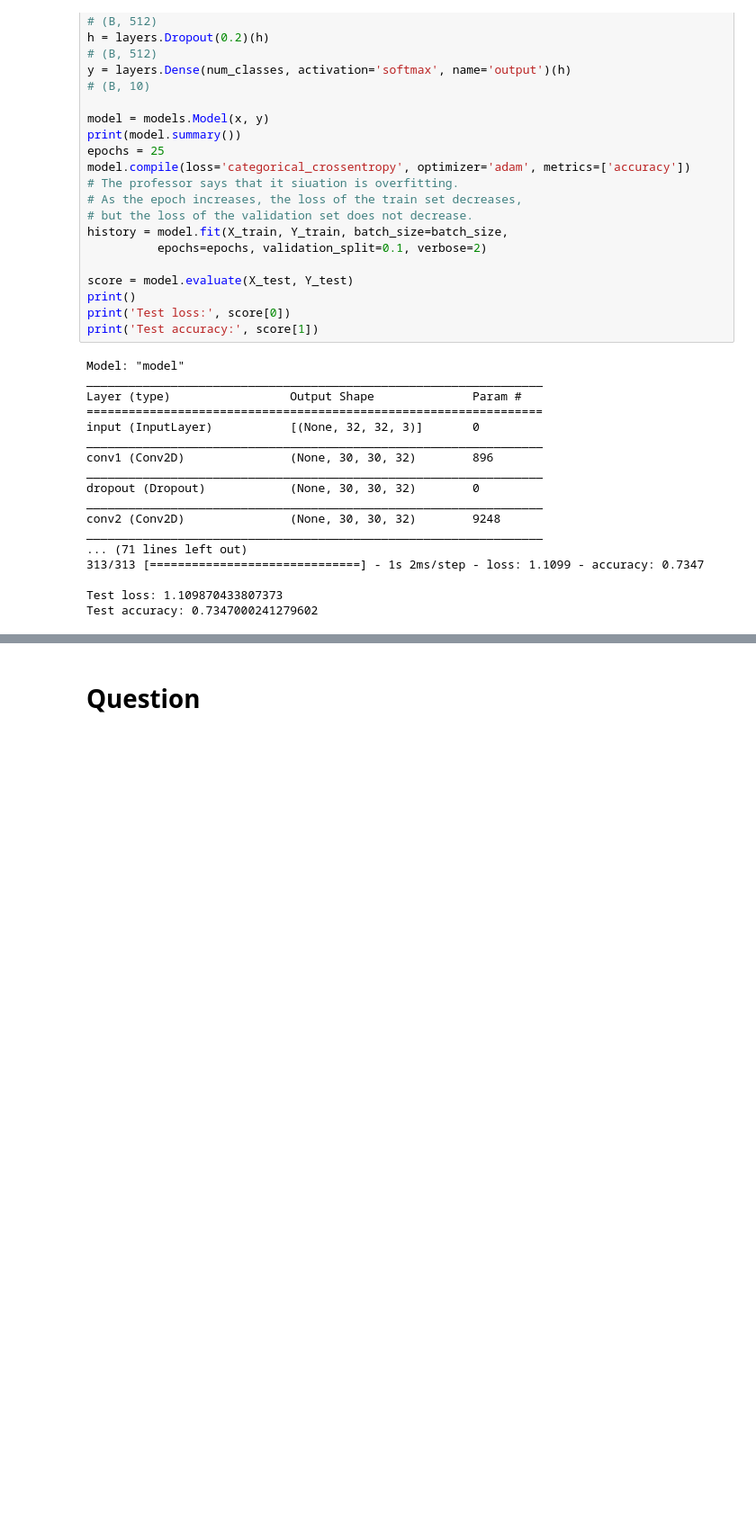
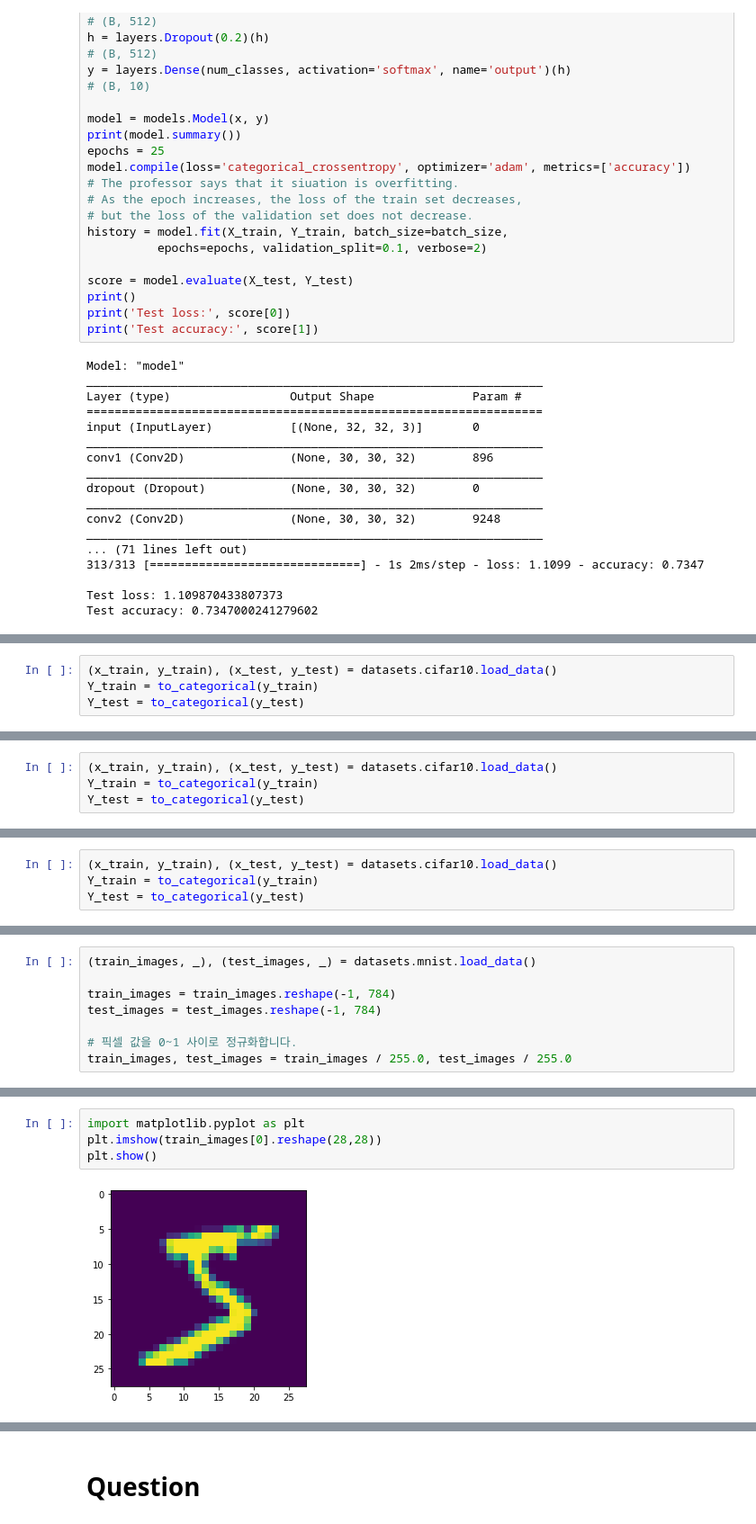
Before and after one commit to YoonSungLee/Reliability-Engineering, a Jupyter notebook: DataMining/Chapter06_Convolutional_Neural_Networkipynb.ipynb, the cells around one changed output, grey strips where cells are left out. Shown at 90% size. Drawn from its saved outputs; the diff is of its cells as text; blank space fills up the shorter version.

```diff
--- a/DataMining/Chapter06_Convolutional_Neural_Networkipynb.ipynb
+++ b/DataMining/Chapter06_Convolutional_Neural_Networkipynb.ipynb
@@ -713,0 +743,4 @@ Test accuracy: 0.7347000241279602
+# %%
+(x_train, y_train), (x_test, y_test) = datasets.cifar10.load_data()
+Y_train = to_categorical(y_train)
+Y_test = to_categorical(y_test)
@@ -713,0 +828,4 @@ Test accuracy: 0.7347000241279602
+# %%
+(x_train, y_train), (x_test, y_test) = datasets.cifar10.load_data()
+Y_train = to_categorical(y_train)
+Y_test = to_categorical(y_test)
@@ -713,0 +976,4 @@ Test accuracy: 0.7347000241279602
+# %%
+(x_train, y_train), (x_test, y_test) = datasets.cifar10.load_data()
+Y_train = to_categorical(y_train)
+Y_test = to_categorical(y_test)
@@ -713,0 +1438,8 @@ Test accuracy: 0.7347000241279602
+# %%
+(train_images, _), (test_images, _) = datasets.mnist.load_data()
+
+train_images = train_images.reshape(-1, 784)
+test_images = test_images.reshape(-1, 784)
+
+# 픽셀 값을 0~1 사이로 정규화합니다.
+train_images, test_images = train_images / 255.0, test_images / 255.0
@@ -713,0 +1449,6 @@ Test accuracy: 0.7347000241279602
+# %%
+import matplotlib.pyplot as plt
+plt.imshow(train_images[0].reshape(28,28))
+plt.show()
+# %% [output]
+[figure, added]
```
Also changed, not shown: parts of 90 cells of this notebook.
